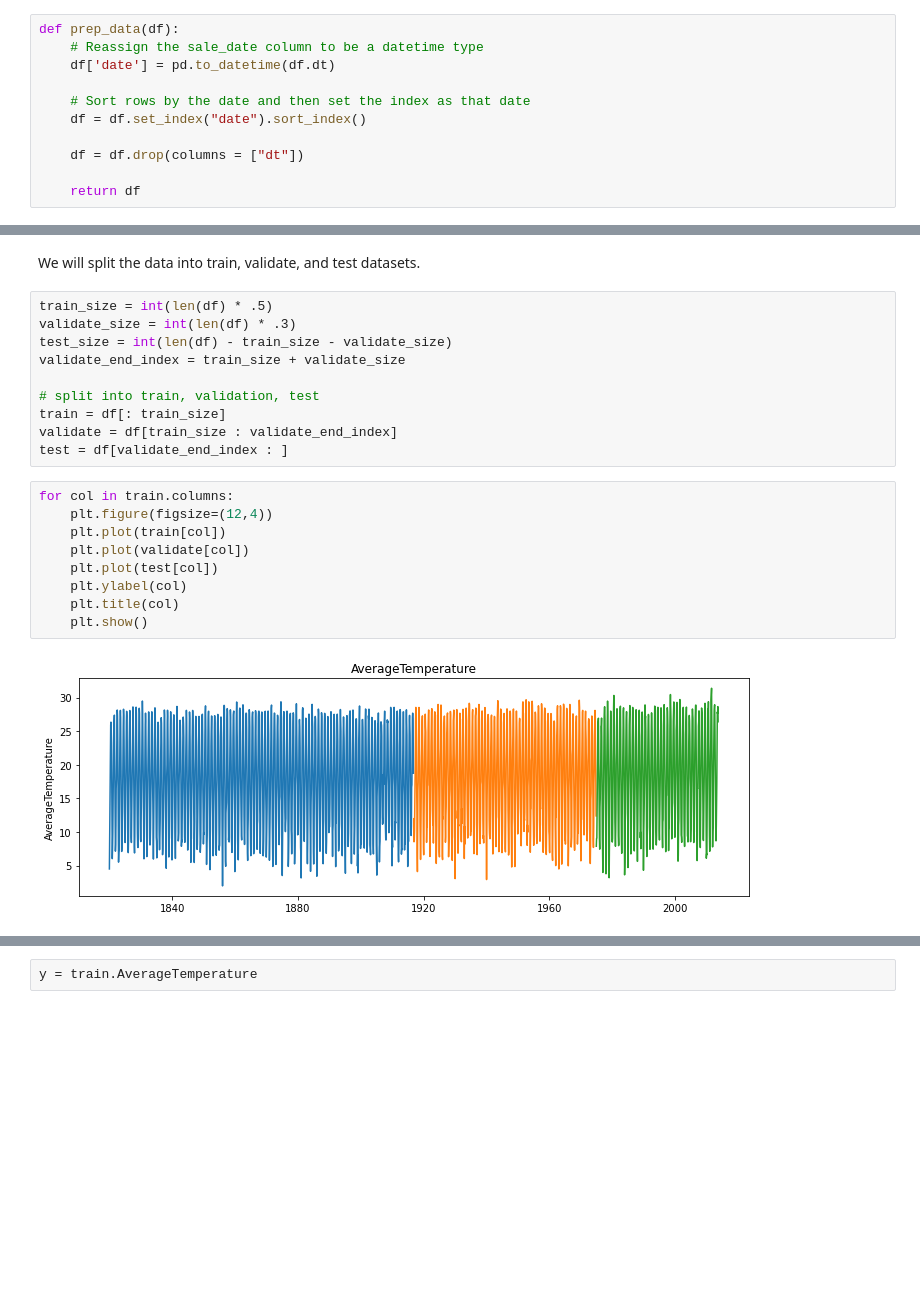
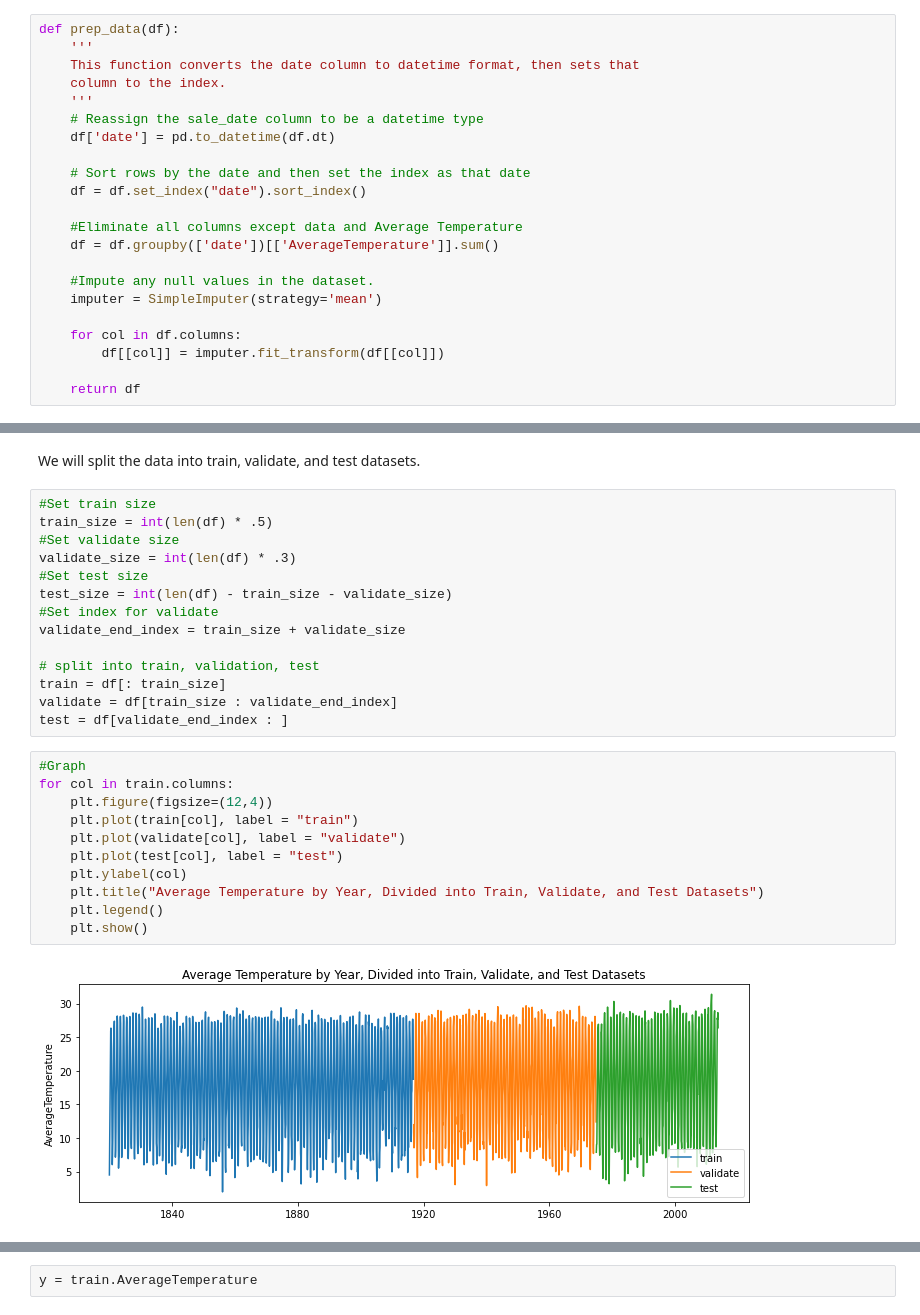
Before and after one commit to malachi-hale/time-series-exercises, a Jupyter notebook: Mini_Project.ipynb, the cells around one changed output, grey strips where cells are left out. Cells and saved outputs as stored; diff of their text form; blank space fills up the shorter version.

```diff
--- a/Mini_Project.ipynb
+++ b/Mini_Project.ipynb
@@ -67,12 +126,23 @@ We will prepare the data by converting our date column to datetime
 # %%
 def prep_data(df):
+    '''
+    This function converts the date column to datetime format, then sets that
+    column to the index.
+    '''
     # Reassign the sale_date column to be a datetime type
     df['date'] = pd.to_datetime(df.dt)
 
     # Sort rows by the date and then set the index as that date
     df = df.set_index("date").sort_index()
 
-    df = df.drop(columns = ["dt"])
+    #Eliminate all columns except data and Average Temperature
+    df = df.groupby(['date'])[['AverageTemperature']].sum()
+
+    #Impute any null values in the dataset.
+    imputer = SimpleImputer(strategy='mean')
+
+    for col in df.columns:
+        df[[col]] = imputer.fit_transform(df[[col]])
 
     return df
 # %%
@@ -125,9 +172,13 @@ df.head(3)
 # %% [markdown]
 We will split the data into train, validate, and test datasets.
 # %%
+#Set train size
 train_size = int(len(df) * .5)
+#Set validate size
 validate_size = int(len(df) * .3)
+#Set test size
 test_size = int(len(df) - train_size - validate_size)
+#Set index for validate
 validate_end_index = train_size + validate_size
 
 # split into train, validation, test
@@ -135,13 +186,15 @@ train = df[: train_size]
 validate = df[train_size : validate_end_index]
 test = df[validate_end_index : ]
 # %%
+#Graph
 for col in train.columns:
     plt.figure(figsize=(12,4))
-    plt.plot(train[col])
-    plt.plot(validate[col])
-    plt.plot(test[col])
+    plt.plot(train[col], label = "train")
+    plt.plot(validate[col], label = "validate")
+    plt.plot(test[col], label = "test")
     plt.ylabel(col)
-    plt.title(col)
+    plt.title("Average Temperature by Year, Divided into Train, Validate, and Test Datasets")
+    plt.legend()
     plt.show()
 # %% [output]
-[figure, old version]
+[figure, new version]
```
Also changed, not shown: parts of 75 cells of this notebook.
